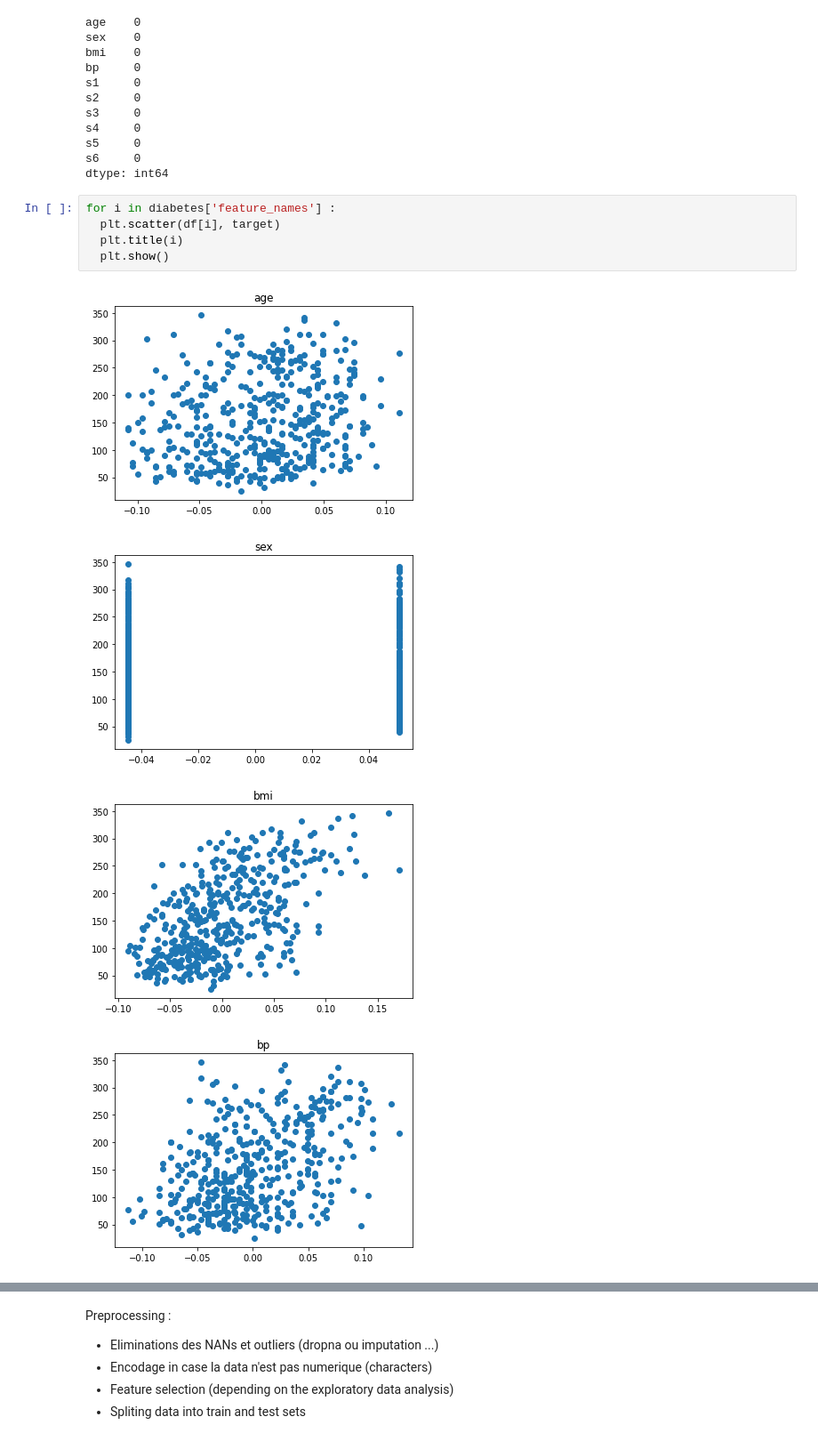
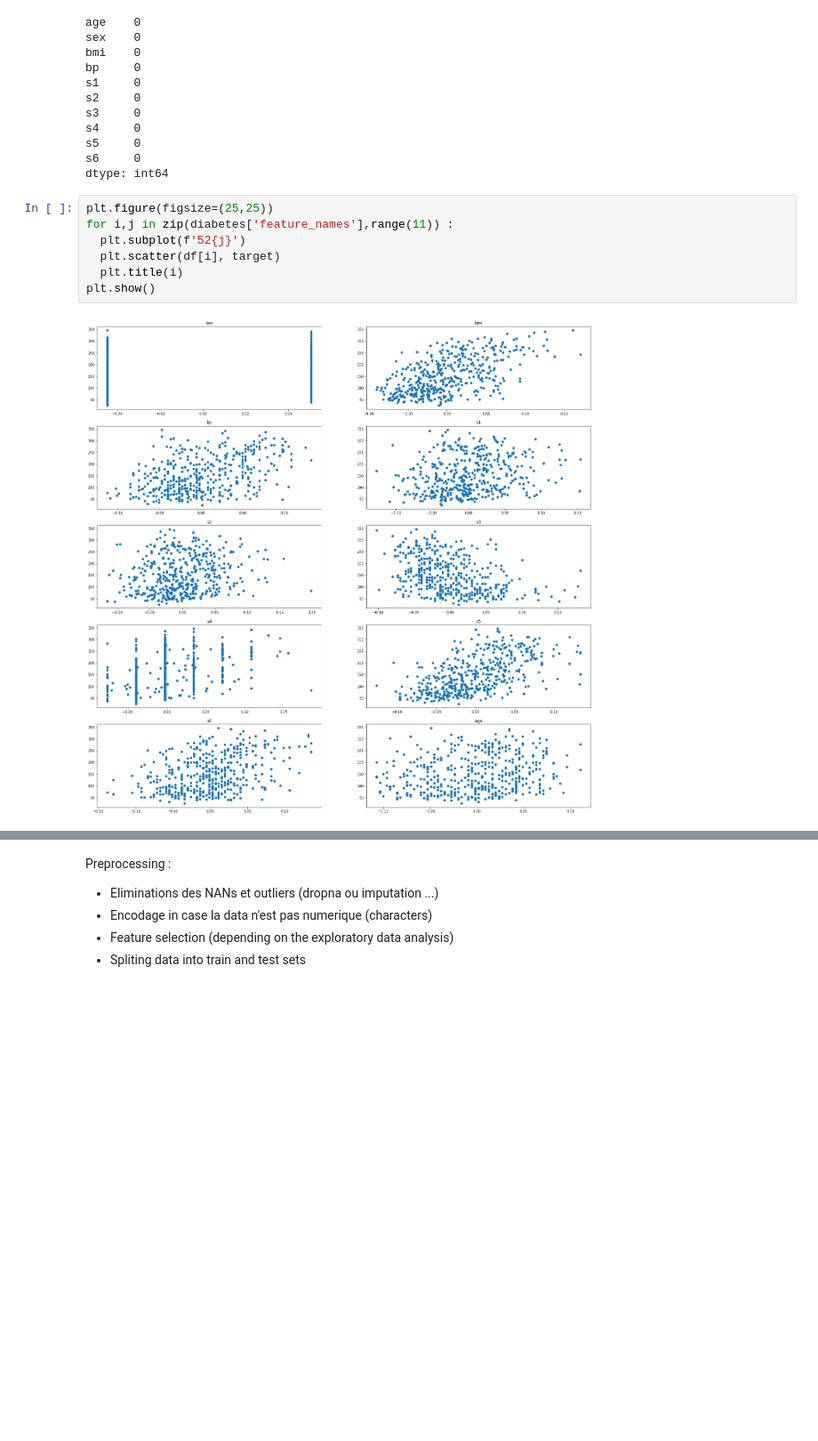
Before and after one commit to MohamedNennouche/Computer-Vision-with-Python, a Jupyter notebook: Seance 3/Prediction_du_taux_de_Diabete.ipynb, the cells around one changed output, grey strips where cells are left out. Shown at 89% size. Cells and saved outputs as stored; diff of their text form; blank space fills up the shorter version.

```diff
--- a/Seance 3/Prediction_du_taux_de_Diabete.ipynb
+++ b/Seance 3/Prediction_du_taux_de_Diabete.ipynb
@@ -58,12 +58,11 @@ s5     0
 s6     0
 dtype: int64
 # %%
-for i in diabetes['feature_names'] :
+plt.figure(figsize=(25,25))
+for i,j in zip(diabetes['feature_names'],range(11)) :
+  plt.subplot(f'52{j}')
   plt.scatter(df[i], target)
   plt.title(i)
-  plt.show()
+plt.show()
 # %% [output]
-[figure, old version]
+[figure, new version]
-[figure, removed]
-[figure, removed]
-[figure, removed]
```
Also changed, not shown: parts of 3 cells of this notebook.
